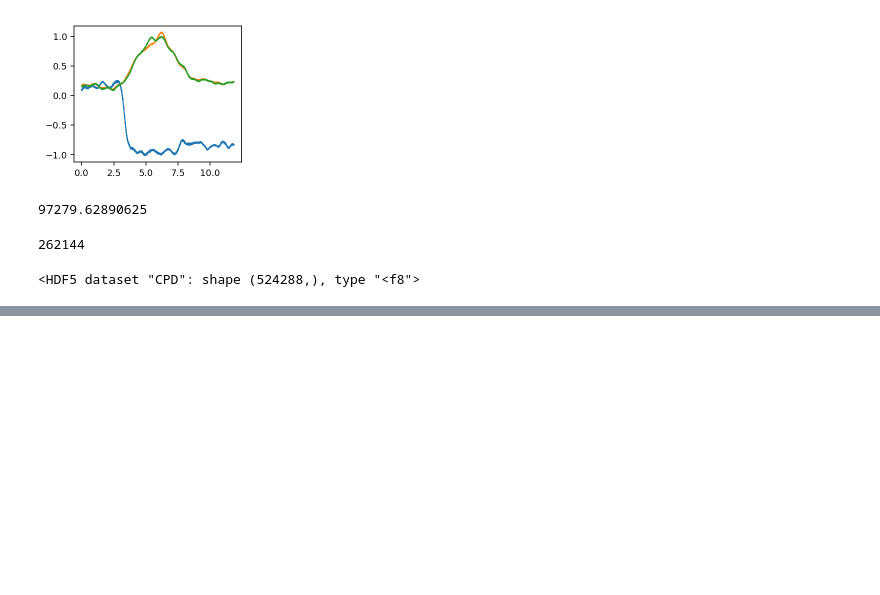
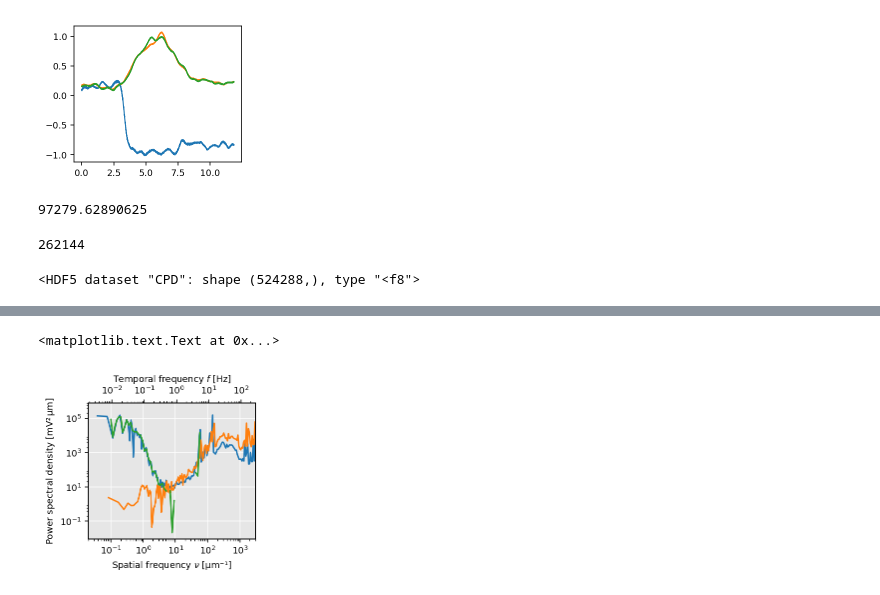
Before and after one commit to ryanpdwyer/1704-pmkpfm, a Jupyter notebook: fig_scripts/82-kpfm-linescan.ipynb, the cells around one changed output, grey strips where cells are left out. Cells and saved outputs as stored; diff of their text form; code cells hidden in the pictures; blank space fills up the shorter version.

```diff
--- a/fig_scripts/82-kpfm-linescan.ipynb
+++ b/fig_scripts/82-kpfm-linescan.ipynb
@@ -320,0 +386,42 @@ fig.savefig('../figs/83-psd.pdf', bbox_inches='tight')
+# %%
+# Add upper y-axis
+plt.rc('font', size=9)
+plt.rc('text', usetex=False)
+# plt.rcParams.update({'mathtext.fontset':'cm'})
+
+fig, ax = plt.subplots(figsize=(3, 2.5), subplot_kw=dict(facecolor='0.9'))
+ax.grid(which='major', color='1', linestyle='-', linewidth=0.75)
+tax = ax.twiny()
+efm = py[0]
+dec = 40
+dec_pts = 160
+i = dec_pts*dec//3 * 2
+scale = 3.5
+f, phi = log_bins(freq[1:], abs(PHI)[1:], 1.07)
+f2, phi2 = log_bins(freq2[1:], abs(PHI2)[1:], 1.07)
+
+# ax.loglog(freq, abs(PHI))
+# ax.loglog(f,phi)
+# ax.loglog(f2,phi2)
+l1, = ax.loglog(CPDfreqa, CPDa * CPDfreqa**2)
+l2, = ax.loglog(fn*nu_s/fs, phin*1e6 * (fn*nu_s/fs)**2)
+
+ax.loglog(np.logspace(-1, 2), np.logspace(-1, 2)**2 * (Pmeas(np.logspace(-1, 2)) - Pnoise(np.logspace(-1, 2))))
+
+xmin, xmax = 0.02, 3e3
+ax.set_xlim(xmin, xmax)
+
+
+# tax.loglog(f*fs/nu_s, phi)
+# tax.cla()
+tax.set_xlabel(u"Temporal frequency $f$ [Hz]")
+tax.set_xscale('log')
+tax.set_xlim(xmin*fs/nu_s, xmax*fs/nu_s)
+
+ax.set_xlabel(u'Spatial frequency $\\nu$ [µm⁻¹]')
+ax.set_ylabel(u'Power spectral density [mV²$\\,$µm]')
+# ax.text(0.2, 4e6, "$P_{\\phi}^\\mathrm{meas}$", color=l1.get_color())
+# ax.text(0.15, 1e2, "$P_{\\delta \\phi}^\\mathrm{meas}$", color=l2.get_color())
+# %% [output]
+<matplotlib.text.Text at 0x...>
+[figure, added]
```
Also changed, not shown: parts of 10 cells of this notebook, 7 other files.
